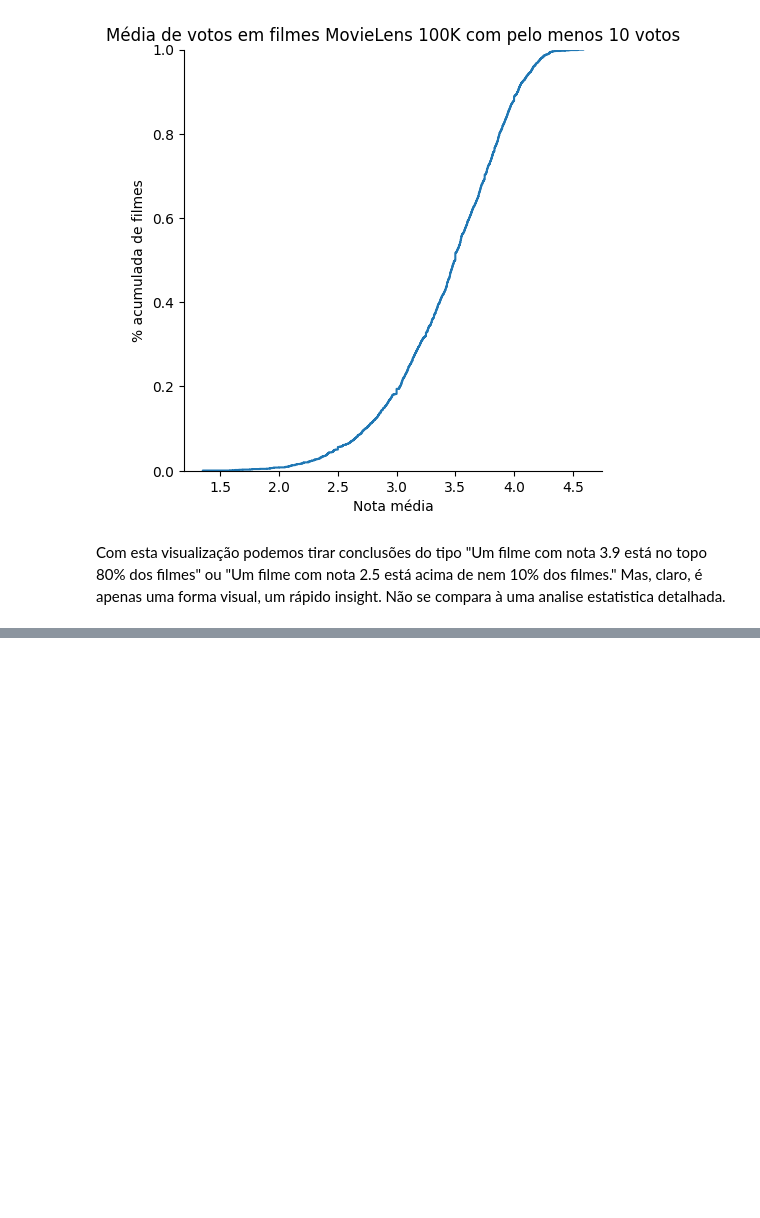
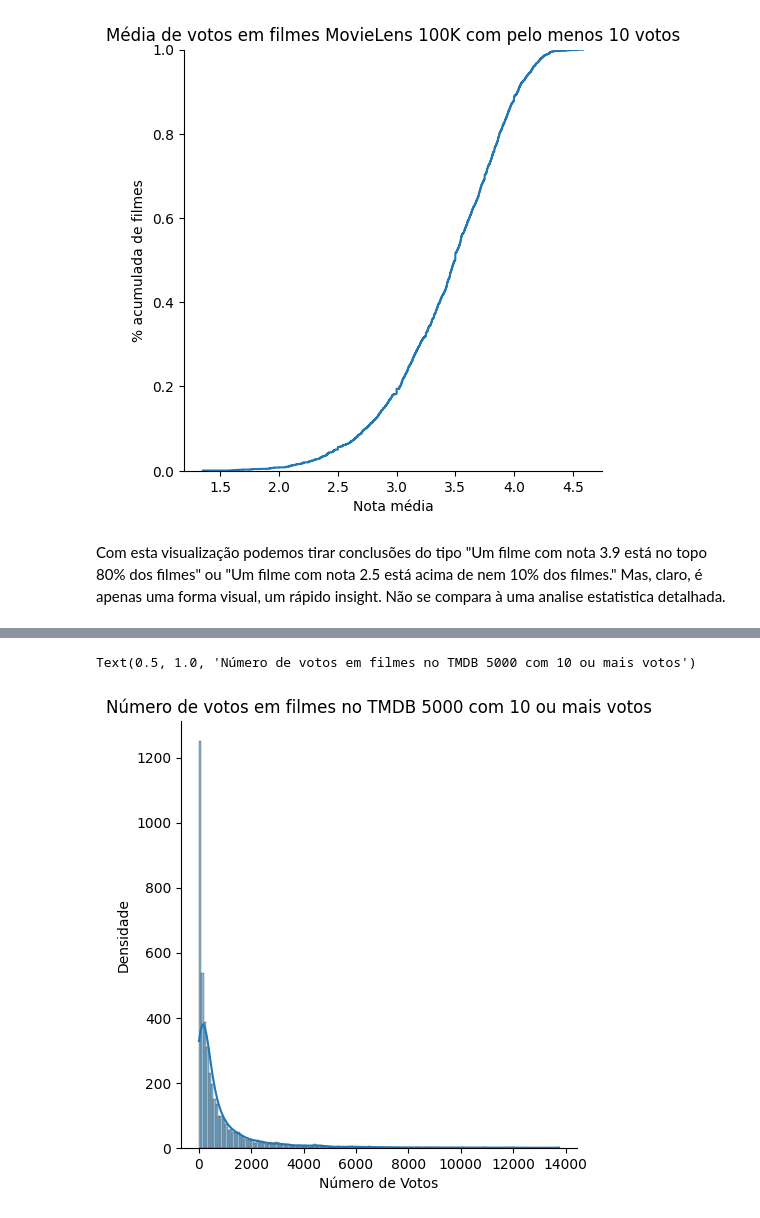
Before and after one commit to fernandowolff/estatistica_python, a Jupyter notebook: testes_estatisticos/Data Science - Introdução a Testes.ipynb, the cells around one changed output, grey strips where cells are left out. Drawn from its saved outputs; the diff is of its cells as text; code cells hidden in the pictures; blank space fills up the shorter version.

```diff
--- a/testes_estatisticos/Data Science - Introdução a Testes.ipynb
+++ b/testes_estatisticos/Data Science - Introdução a Testes.ipynb
@@ -180,0 +188,7 @@ Com esta visualização podemos tirar conclusões do tipo "Um filme com nota 3.9
+# %%
+ax = sns.displot(tmbd_com_mais_de_10_votos.vote_count, kde=True)
+ax.set_axis_labels("Número de Votos", "Densidade")
+plt.title("Número de votos em filmes no TMDB 5000 com 10 ou mais votos")
+# %% [output]
+Text(0.5, 1.0, 'Número de votos em filmes no TMDB 5000 com 10 ou mais votos')
+[figure, added]
```
Also changed, not shown: parts of 13 cells of this notebook.
